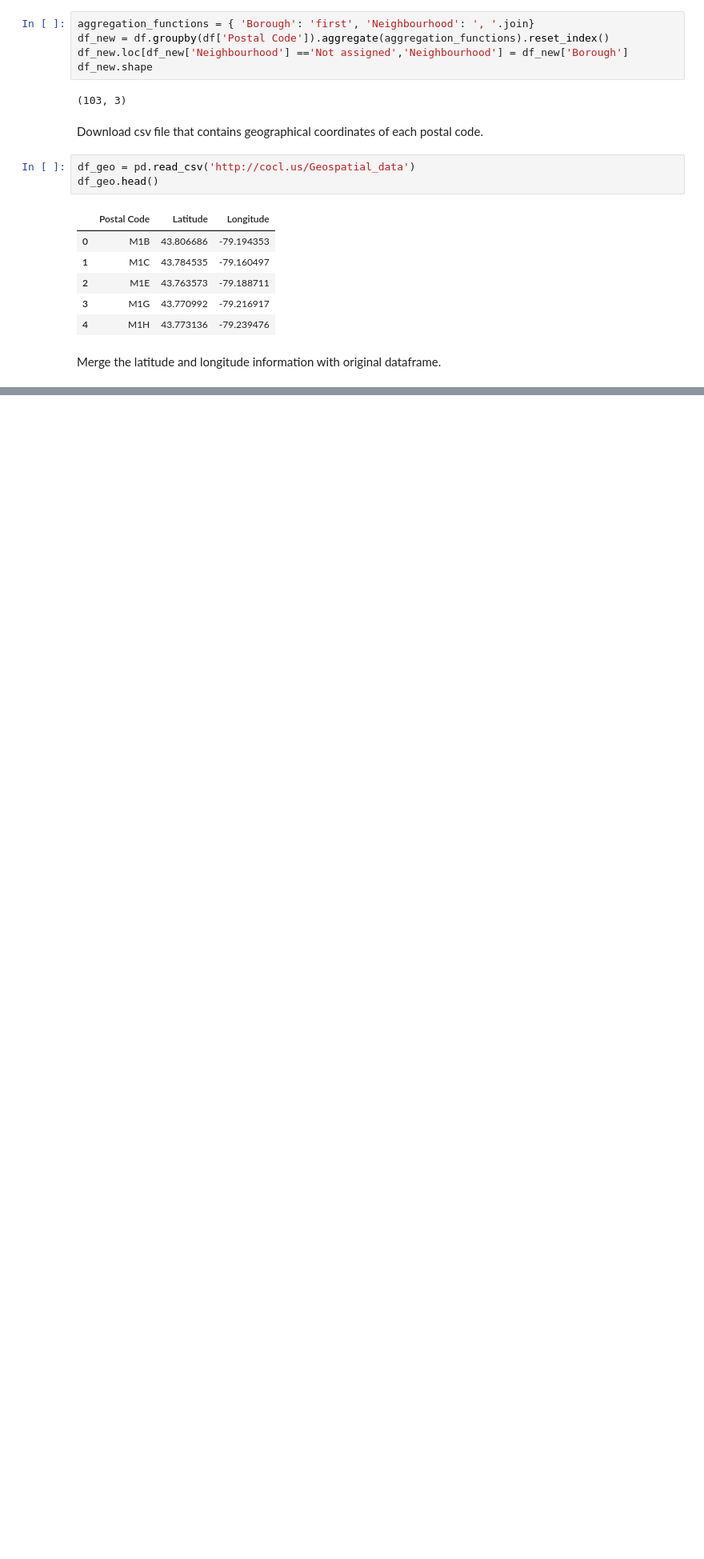
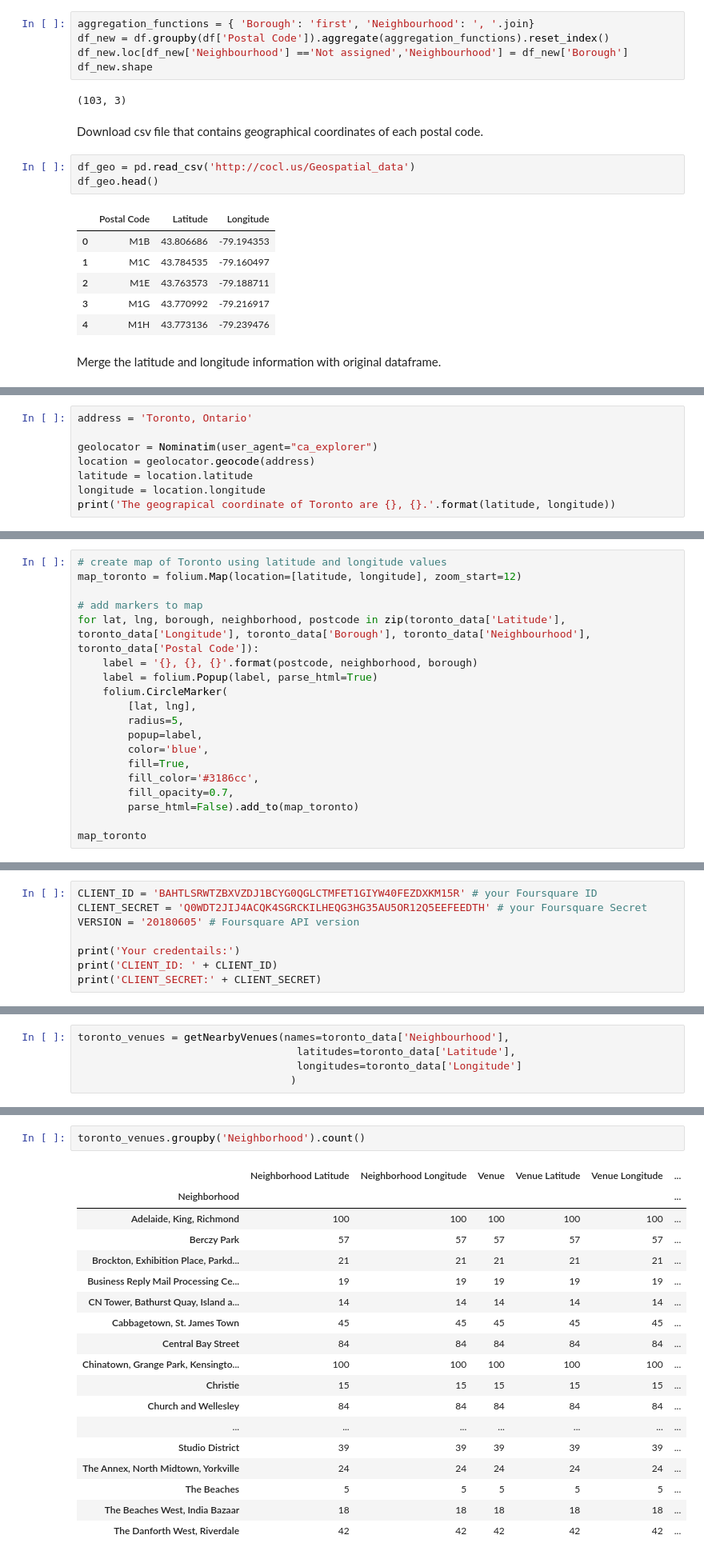
Before and after one commit to Scintilla-kr/DSCapstone_Project, a Jupyter notebook: Capstone_Notebook.ipynb, the cells around one changed output, grey strips where cells are left out. Shown: that part at 80% size. Cells and saved outputs as stored; diff of their text form; blank space fills up the shorter version.

Commit message:
add neighborhood clustering

```diff
--- a/Capstone_Notebook.ipynb
+++ b/Capstone_Notebook.ipynb
@@ -83,0 +133,8 @@ df_coordinate.head()
+# %%
+address = 'Toronto, Ontario'
+
+geolocator = Nominatim(user_agent="ca_explorer")
+location = geolocator.geocode(address)
+latitude = location.latitude
+longitude = location.longitude
+print('The geograpical coordinate of Toronto are {}, {}.'.format(latitude, longitude))
@@ -83,0 +143,19 @@ df_coordinate.head()
+# %%
+# create map of Toronto using latitude and longitude values
+map_toronto = folium.Map(location=[latitude, longitude], zoom_start=12)
+
+# add markers to map
+for lat, lng, borough, neighborhood, postcode in zip(toronto_data['Latitude'], toronto_data['Longitude'], toronto_data['Borough'], toronto_data['Neighbourhood'], toronto_data['Postal Code']):
+    label = '{}, {}, {}'.format(postcode, neighborhood, borough)
+    label = folium.Popup(label, parse_html=True)
+    folium.CircleMarker(
+        [lat, lng],
+        radius=5,
+        popup=label,
+        color='blue',
+        fill=True,
+        fill_color='#3186cc',
+        fill_opacity=0.7,
+        parse_html=False).add_to(map_toronto)
+
+map_toronto
@@ -83,0 +164,8 @@ df_coordinate.head()
+# %%
+CLIENT_ID = 'BAHTLSRWTZBXVZDJ1BCYG0QGLCTMFET1GIYW40FEZDXKM15R' # your Foursquare ID
+CLIENT_SECRET = 'Q0WDT2JIJ4ACQK4SGRCKILHEQG3HG35AU5OR12Q5EEFEEDTH' # your Foursquare Secret
+VERSION = '20180605' # Foursquare API version
+
+print('Your credentails:')
+print('CLIENT_ID: ' + CLIENT_ID)
+print('CLIENT_SECRET:' + CLIENT_SECRET)
@@ -83,0 +216,5 @@ df_coordinate.head()
+# %%
+toronto_venues = getNearbyVenues(names=toronto_data['Neighbourhood'],
+                                   latitudes=toronto_data['Latitude'],
+                                   longitudes=toronto_data['Longitude']
+                                  )
@@ -83,0 +250,21 @@ df_coordinate.head()
+# %%
+toronto_venues.groupby('Neighborhood').count()
+# %% [output]
+|  | Neighborhood Latitude | Neighborhood Longitude | Venue | Venue Latitude | Venue Longitude | ... |
+| Neighborhood |  |  |  |  |  | ... |
+| Adelaide, King, Richmond | 100 | 100 | 100 | 100 | 100 | ... |
+| Berczy Park | 57 | 57 | 57 | 57 | 57 | ... |
+| Brockton, Exhibition Place, Parkd... | 21 | 21 | 21 | 21 | 21 | ... |
+| Business Reply Mail Processing Ce... | 19 | 19 | 19 | 19 | 19 | ... |
+| CN Tower, Bathurst Quay, Island a... | 14 | 14 | 14 | 14 | 14 | ... |
+| Cabbagetown, St. James Town | 45 | 45 | 45 | 45 | 45 | ... |
+| Central Bay Street | 84 | 84 | 84 | 84 | 84 | ... |
+| Chinatown, Grange Park, Kensingto... | 100 | 100 | 100 | 100 | 100 | ... |
+| Christie | 15 | 15 | 15 | 15 | 15 | ... |
+| Church and Wellesley | 84 | 84 | 84 | 84 | 84 | ... |
+| ... | ... | ... | ... | ... | ... | ... |
+| Studio District | 39 | 39 | 39 | 39 | 39 | ... |
+| The Annex, North Midtown, Yorkville | 24 | 24 | 24 | 24 | 24 | ... |
+| The Beaches | 5 | 5 | 5 | 5 | 5 | ... |
+| The Beaches West, India Bazaar | 18 | 18 | 18 | 18 | 18 | ... |
+| The Danforth West, Riverdale | 42 | 42 | 42 | 42 | 42 | ... |
```
Also changed, not shown: parts of 28 cells of this notebook.
